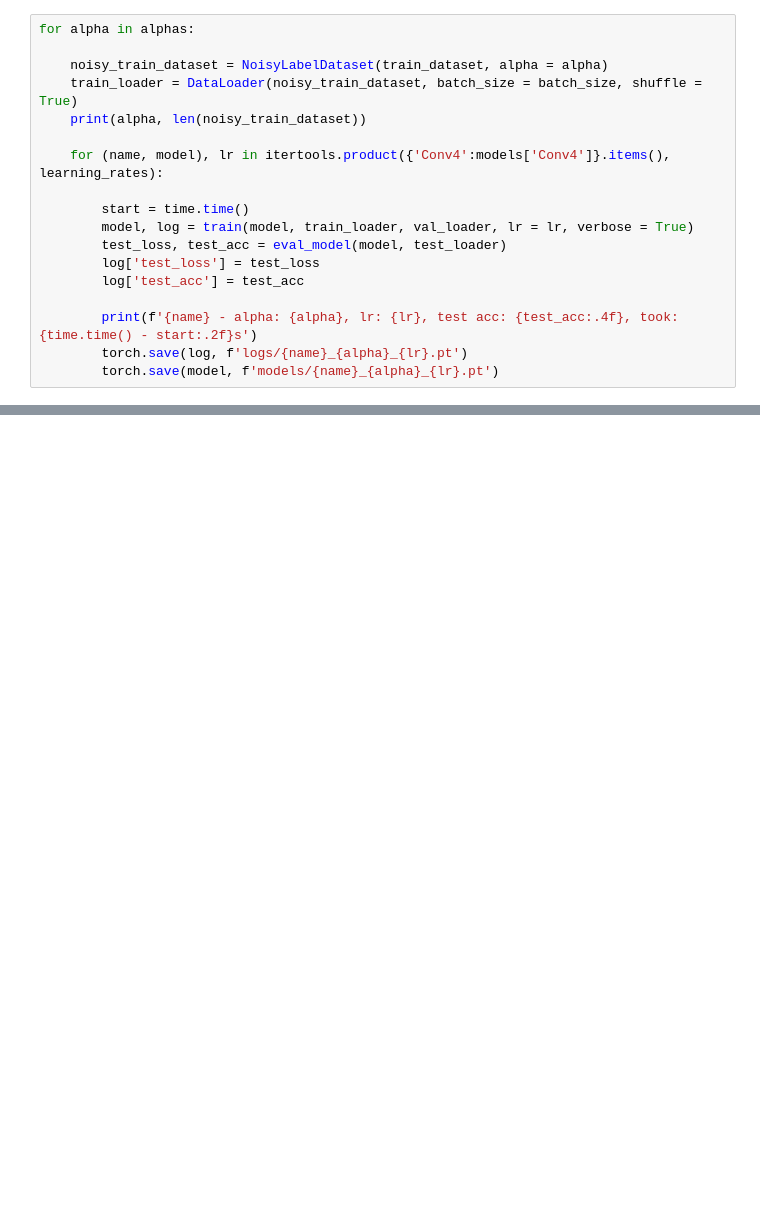
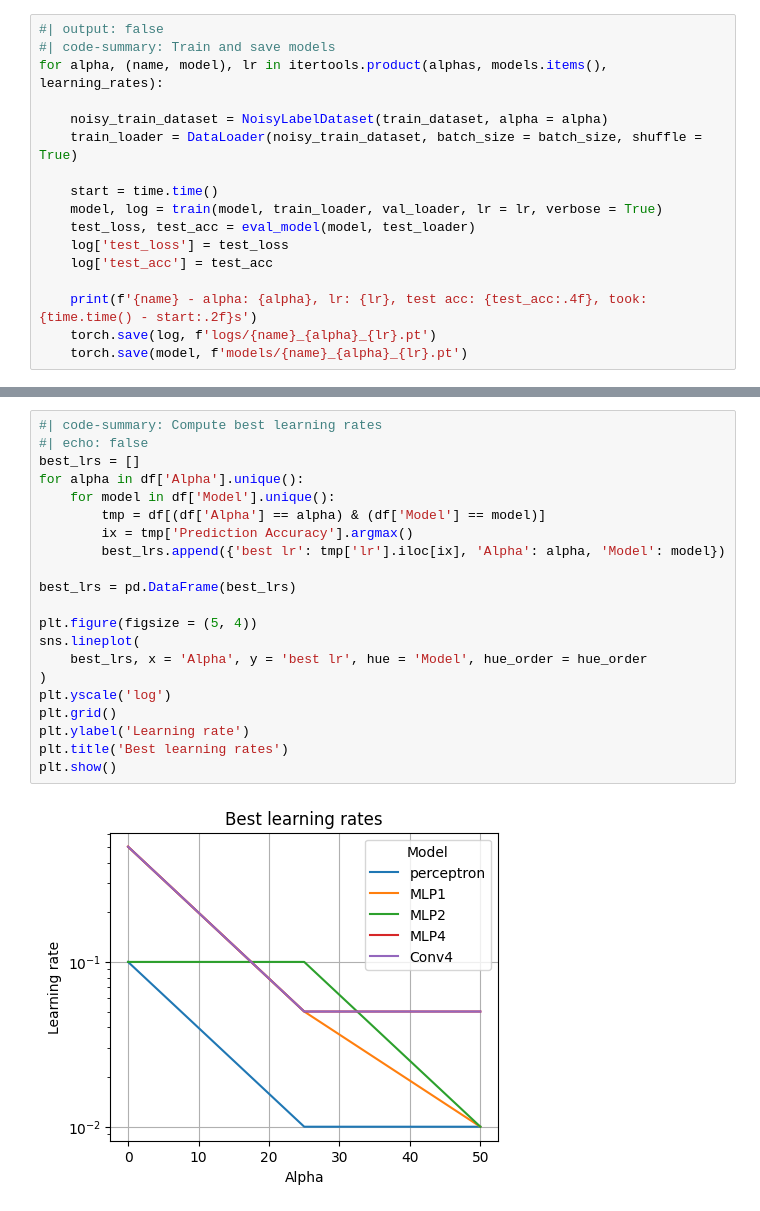
Before and after one commit to emiliocantuc/dl-playground, a Jupyter notebook: dl-massive-label-noise/playground.ipynb, the cells around one changed output, grey strips where cells are left out. Saved outputs shown, nothing was run; the diff lists cells and outputs as text; blank space fills up the shorter version.

```diff
--- a/dl-massive-label-noise/playground.ipynb
+++ b/dl-massive-label-noise/playground.ipynb
@@ -136,19 +181,18 @@ test_loader = DataLoader(test_dataset, batch_size = batch_size, shuffle = False)
 # %%
-for alpha in alphas:
+#| output: false
+#| code-summary: Train and save models
+for alpha, (name, model), lr in itertools.product(alphas, models.items(), learning_rates):
 
     noisy_train_dataset = NoisyLabelDataset(train_dataset, alpha = alpha)
     train_loader = DataLoader(noisy_train_dataset, batch_size = batch_size, shuffle = True)
-    print(alpha, len(noisy_train_dataset))
 
-    for (name, model), lr in itertools.product({'Conv4':models['Conv4']}.items(), learning_rates):
+    start = time.time()
+    model, log = train(model, train_loader, val_loader, lr = lr, verbose = True)
+    test_loss, test_acc = eval_model(model, test_loader)
+    log['test_loss'] = test_loss
+    log['test_acc'] = test_acc
 
-        start = time.time()
-        model, log = train(model, train_loader, val_loader, lr = lr, verbose = True)
-        test_loss, test_acc = eval_model(model, test_loader)
-        log['test_loss'] = test_loss
-        log['test_acc'] = test_acc
-
-        print(f'{name} - alpha: {alpha}, lr: {lr}, test acc: {test_acc:.4f}, took: {time.time() - start:.2f}s')
-        torch.save(log, f'logs/{name}_{alpha}_{lr}.pt')
-        torch.save(model, f'models/{name}_{alpha}_{lr}.pt')
+    print(f'{name} - alpha: {alpha}, lr: {lr}, test acc: {test_acc:.4f}, took: {time.time() - start:.2f}s')
+    torch.save(log, f'logs/{name}_{alpha}_{lr}.pt')
+    torch.save(model, f'models/{name}_{alpha}_{lr}.pt')
 # %% [output]
@@ -169,0 +267,23 @@ Questions:
+# %%
+#| code-summary: Compute best learning rates
+#| echo: false
+best_lrs = []
+for alpha in df['Alpha'].unique():
+    for model in df['Model'].unique():
+        tmp = df[(df['Alpha'] == alpha) & (df['Model'] == model)]
+        ix = tmp['Prediction Accuracy'].argmax()
+        best_lrs.append({'best lr': tmp['lr'].iloc[ix], 'Alpha': alpha, 'Model': model})
+
+best_lrs = pd.DataFrame(best_lrs)
+
+plt.figure(figsize = (5, 4))
+sns.lineplot(
+    best_lrs, x = 'Alpha', y = 'best lr', hue = 'Model', hue_order = hue_order
+)
+plt.yscale('log')
+plt.grid()
+plt.ylabel('Learning rate')
+plt.title('Best learning rates')
+plt.show()
+# %% [output]
+[figure, added]
```
Also changed, not shown: parts of 21 cells of this notebook, 18 other files.
